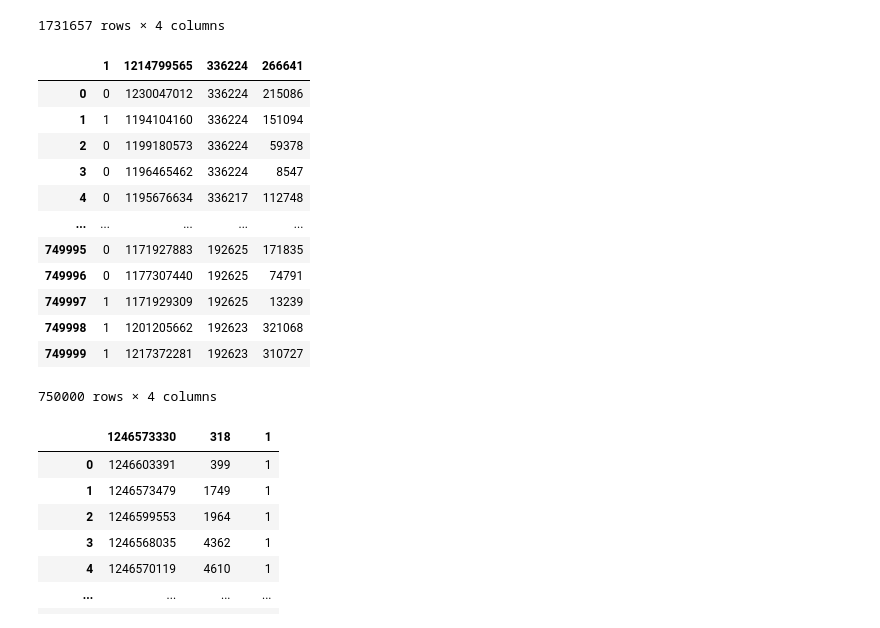
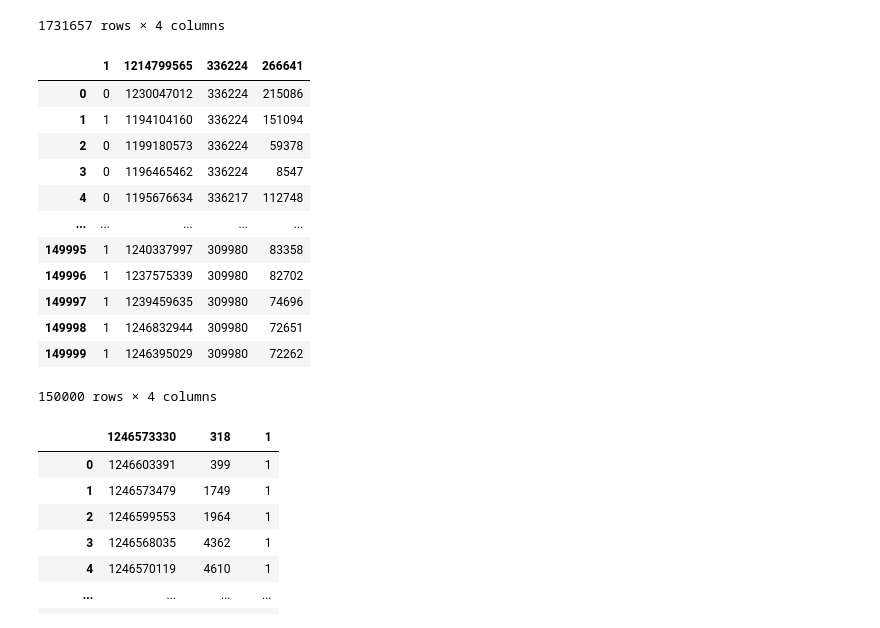
Before and after one commit to Skoyntoyflis/IMINFECTOR, a Jupyter notebook: Data/Digg/healthcare.ipynb, the cells around one changed output. Cells and saved outputs as stored; diff of their text form; code cells hidden in the pictures.

```diff
--- a/Data/Digg/healthcare.ipynb
+++ b/Data/Digg/healthcare.ipynb
@@ -42,26 +42,26 @@ df1
 | 1731656 | 1 | 1192718261 | 5 | 13947 |
 1731657 rows × 4 columns
 # %%
-indexes_to_keep = set(range(df1.shape[0])) - set(range(750000,1731657))
+indexes_to_keep = set(range(df1.shape[0])) - set(range(150000,1731657))
 
 df_sliced = df1.take(list(indexes_to_keep))
 df_sliced.to_csv('digg_friends_sliced.csv',index=False,sep=",",header=False, quoting=1)
 
 df_sliced
 # %% [output]
 |  | 1 | 1214799565 | 336224 | 266641 |
 | 0 | 0 | 1230047012 | 336224 | 215086 |
 | 1 | 1 | 1194104160 | 336224 | 151094 |
 | 2 | 0 | 1199180573 | 336224 | 59378 |
 | 3 | 0 | 1196465462 | 336224 | 8547 |
 | 4 | 0 | 1195676634 | 336217 | 112748 |
 | ... | ... | ... | ... | ... |
-| 749995 | 0 | 1171927883 | 192625 | 171835 |
-| 749996 | 0 | 1177307440 | 192625 | 74791 |
-| 749997 | 1 | 1171929309 | 192625 | 13239 |
-| 749998 | 1 | 1201205662 | 192623 | 321068 |
-| 749999 | 1 | 1217372281 | 192623 | 310727 |
+| 149995 | 1 | 1240337997 | 309980 | 83358 |
+| 149996 | 1 | 1237575339 | 309980 | 82702 |
+| 149997 | 1 | 1239459635 | 309980 | 74696 |
+| 149998 | 1 | 1246832944 | 309980 | 72651 |
+| 149999 | 1 | 1246395029 | 309980 | 72262 |
-750000 rows × 4 columns
+150000 rows × 4 columns
 # %%
 df2 = pd.read_csv("Init_Data\digg_votes1.csv",sep=',') #open csv file and save it to dataframe
 df2
```
Also changed, not shown: parts of 1 cell of this notebook, 2 other files.
